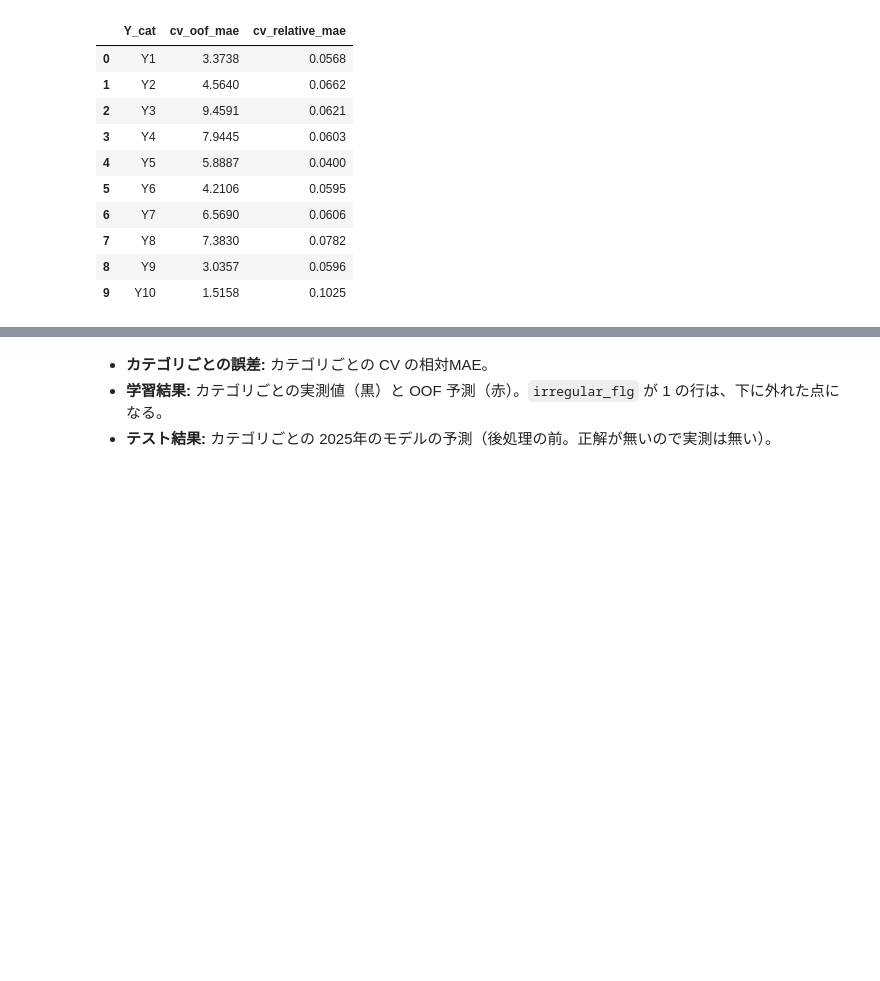
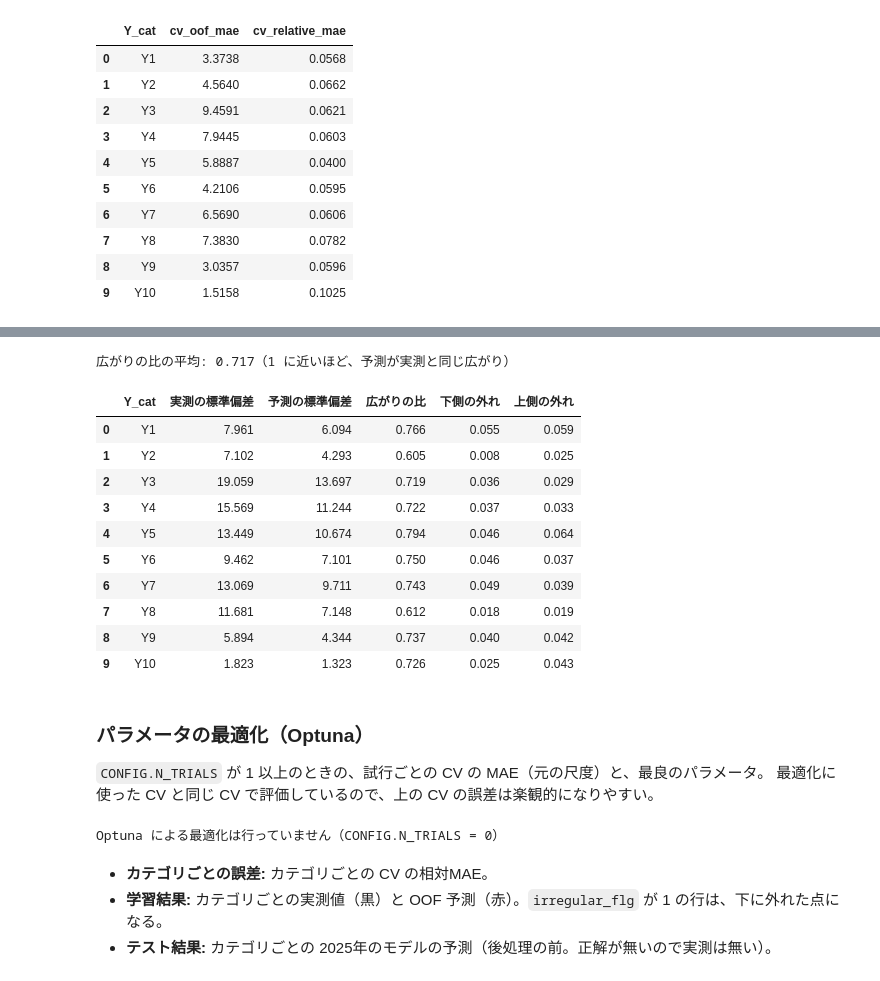
Before and after one commit to ImoZukushi/timeseries_baseline, a Jupyter notebook: notebook/010_regression_x50.ipynb, the cells around one changed output, grey strips where cells are left out. Saved outputs shown, nothing was run; the diff lists cells and outputs as text; code cells hidden in the pictures; blank space fills up the shorter version.

```diff
--- a/notebook/010_regression_x50.ipynb
+++ b/notebook/010_regression_x50.ipynb
@@ -1360,3 +1545,63 @@ RMSE の fold の平均 ± 標準偏差: 8.8368 ± 0.5831
+# %%
+normal_rows = run.frame[CONFIG.IRREGULAR_COL].to_numpy() != 1
+spread_source = run.oof[(run.oof["fold"] >= 0).to_numpy() & normal_rows]
+rows = []
+for category, part in spread_source.groupby(CONFIG.CAT_COL, sort=False):
+    actual, pred = part[CONFIG.ACTUAL_COL], part[CONFIG.PRED_COL]
+    low, high = actual.quantile(0.1), actual.quantile(0.9)
+    rows.append(
+        {
+            CONFIG.CAT_COL: category,
+            "実測の標準偏差": actual.std(),
+            "予測の標準偏差": pred.std(),
+            "広がりの比": pred.std() / actual.std(),
+            "下側の外れ": (pred < low).mean(),
+            "上側の外れ": (pred > high).mean(),
+        }
+    )
+spread = pd.DataFrame(rows)
+print(
+    f"広がりの比の平均: {spread['広がりの比'].mean():.3f}（1 に近いほど、予測が実測と同じ広がり）"
+)
+spread.round(3)
+# %% [output]
+広がりの比の平均: 0.717（1 に近いほど、予測が実測と同じ広がり）
+|  | Y_cat | 実測の標準偏差 | 予測の標準偏差 | 広がりの比 | 下側の外れ | 上側の外れ |
+| 0 | Y1 | 7.961 | 6.094 | 0.766 | 0.055 | 0.059 |
+| 1 | Y2 | 7.102 | 4.293 | 0.605 | 0.008 | 0.025 |
+| 2 | Y3 | 19.059 | 13.697 | 0.719 | 0.036 | 0.029 |
+| 3 | Y4 | 15.569 | 11.244 | 0.722 | 0.037 | 0.033 |
+| 4 | Y5 | 13.449 | 10.674 | 0.794 | 0.046 | 0.064 |
+| 5 | Y6 | 9.462 | 7.101 | 0.750 | 0.046 | 0.037 |
+| 6 | Y7 | 13.069 | 9.711 | 0.743 | 0.049 | 0.039 |
+| 7 | Y8 | 11.681 | 7.148 | 0.612 | 0.018 | 0.019 |
+| 8 | Y9 | 5.894 | 4.344 | 0.737 | 0.040 | 0.042 |
+| 9 | Y10 | 1.823 | 1.323 | 0.726 | 0.025 | 0.043 |
+# %% [markdown]
+### パラメータの最適化（Optuna）
+
+`CONFIG.N_TRIALS` が 1 以上のときの、試行ごとの CV の MAE（元の尺度）と、最良のパラメータ。
+最適化に使った CV と同じ CV で評価しているので、上の CV の誤差は楽観的になりやすい。
+# %%
+if run.tuning_trials is None:
+    print("Optuna による最適化は行っていません（CONFIG.N_TRIALS = 0）")
+else:
+    trials = run.tuning_trials
+    print(f"試行回数: {len(trials)} / 最良の CV MAE: {trials['value'].min():.4f}")
+    print(f"学習に使ったパラメータ: {cv_result.params}")
+    ensure_japanese_font()
+    fig, ax = plt.subplots(figsize=(10, 4), constrained_layout=True)
+    ax.plot(trials["number"], trials["value"], "o", color="C0", label="各試行")
+    ax.plot(trials["number"], trials["value"].cummin(), color="C3", label="それまでの最良")
+    ax.set_xlabel("試行")
+    ax.set_ylabel("CV MAE（元の尺度）")
+    ax.set_title("Optuna の最適化の推移")
+    ax.legend(loc="upper right")
+    plt.show()
+    plt.close(fig)
+    display(trials.sort_values("value").head(10).round(4))
+# %% [output]
+Optuna による最適化は行っていません（CONFIG.N_TRIALS = 0）
 # %% [markdown]
 - **カテゴリごとの誤差:** カテゴリごとの CV の相対MAE。
 - **学習結果:** カテゴリごとの実測値（黒）と OOF 予測（赤）。`irregular_flg` が 1 の行は、下に外れた点になる。
```
Also changed, not shown: parts of 14 cells of this notebook.
